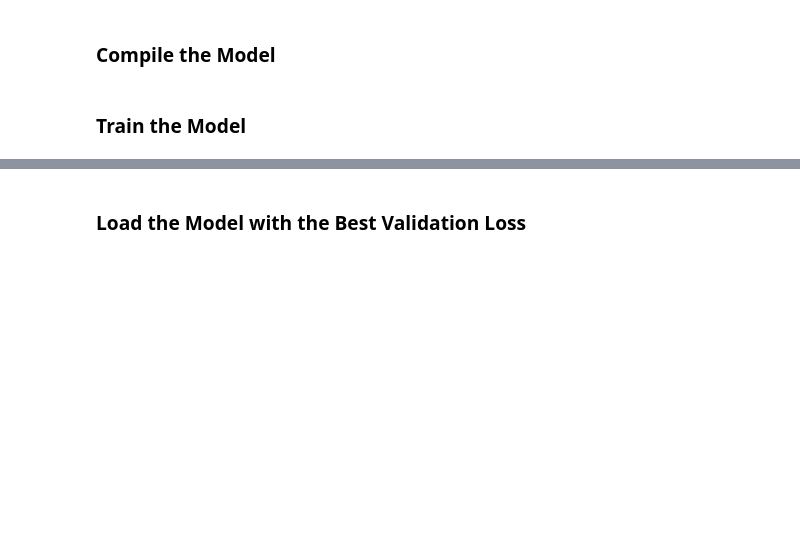
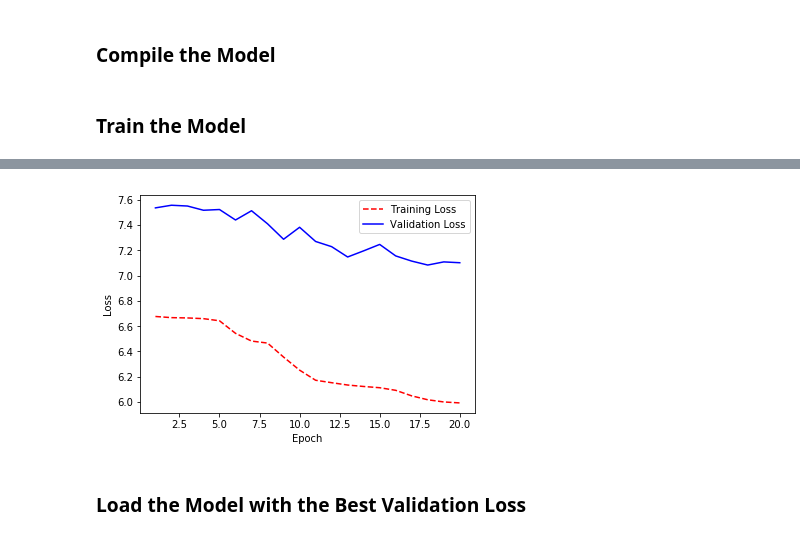
Before and after one commit to craig-martinson/dog-project, a Jupyter notebook: dog_app.ipynb, the cells around one changed output, grey strips where cells are left out. Cells and saved outputs as stored; diff of their text form; code cells hidden in the pictures; blank space fills up the shorter version.

```diff
--- a/dog_app.ipynb
+++ b/dog_app.ipynb
@@ -564,7 +630,7 @@ VGG16_model.compile(loss='categorical_crossentropy', optimizer='rmsprop', metric
 checkpointer = ModelCheckpoint(filepath='saved_models/weights.best.VGG16.hdf5',
                                verbose=1, save_best_only=True)
 
-VGG16_model.fit(train_VGG16, train_targets,
+VGG16_history = VGG16_model.fit(train_VGG16, train_targets,
           validation_data=(valid_VGG16, valid_targets),
           epochs=20, batch_size=20, callbacks=[checkpointer], verbose=1)
 # %% [output]
@@ -589,3 +654,7 @@ Epoch 20/20
+# %%
+visualize_loss_history(VGG16_history)
+# %% [output]
+[figure, added]
 # %% [markdown]
 ### Load the Model with the Best Validation Loss
 # %%
```
Also changed, not shown: parts of 16 cells of this notebook, 1 other file.
